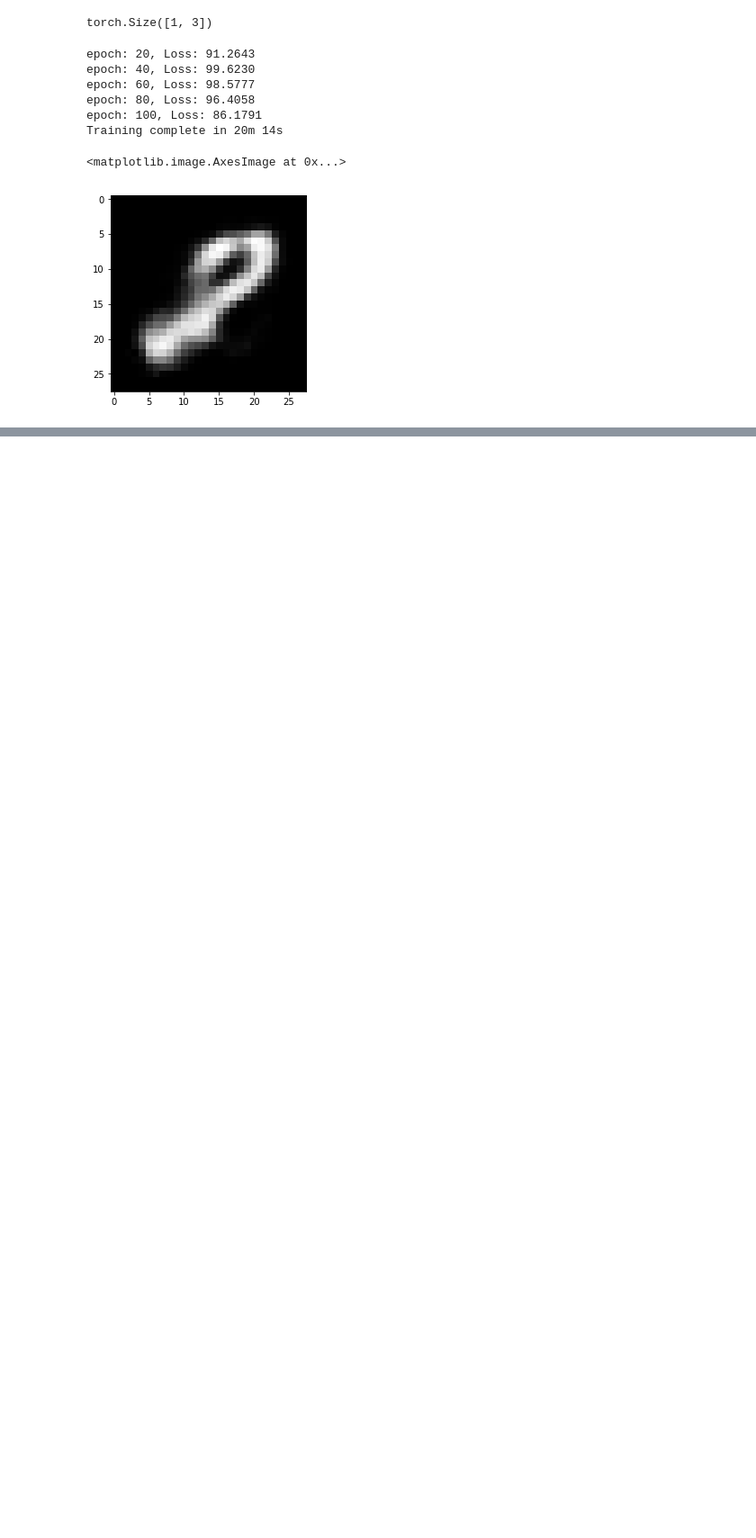
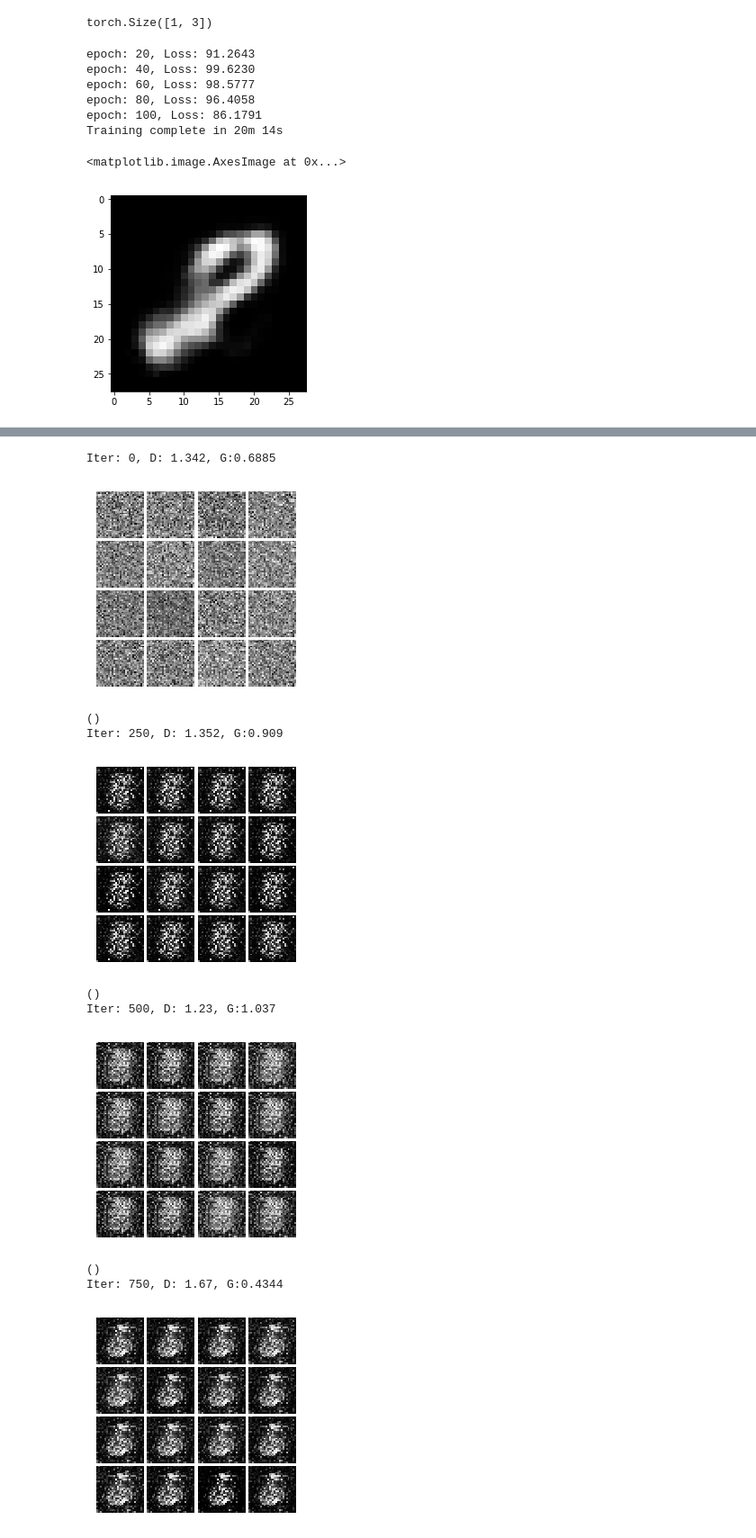
Before and after one commit to vincentgc/Deep-learning, a Jupyter notebook: Basic/GAN.ipynb, the cells around one changed output, grey strips where cells are left out. Shown at 90% size. Saved outputs shown, nothing was run; the diff lists cells and outputs as text; code cells hidden in the pictures; blank space fills up the shorter version.

```diff
--- a/Basic/GAN.ipynb
+++ b/Basic/GAN.ipynb
@@ -265,0 +407,11 @@ optimizer = torch.optim.Adam(net.parameters(), lr=1e-3)
+# %%
+def generator(noise_dim=NOISE_DIM):
+    net = nn.Sequential(
+        nn.Linear(noise_dim, 1024),
+        nn.ReLU(True),
+        nn.Linear(1024, 1024),
+        nn.ReLU(True),
+        nn.Linear(1024, 784),
+        nn.Tanh()
+    )
+    return net
@@ -265,0 +433,18 @@ optimizer = torch.optim.Adam(net.parameters(), lr=1e-3)
+# %%
+bce_loss = nn.BCEWithLogitsLoss()
+
+def discriminator_loss(logits_real, logits_fake): # 判别器的 loss
+    size = logits_real.shape[0]
+    true_labels = Variable(torch.ones(size, 1)).float().cuda()
+    false_labels = Variable(torch.zeros(size, 1)).float().cuda()
+    loss = bce_loss(logits_real, true_labels) + bce_loss(logits_fake, false_labels)
+    return loss
+def generator_loss(logits_fake): # 生成器的 loss
+    size = logits_fake.shape[0]
+    true_labels = Variable(torch.ones(size, 1)).float().cuda()
+    loss = bce_loss(logits_fake, true_labels)
+    return loss
+# 使用 adam 来进行训练，学习率是 3e-4, beta1 是 0.5, beta2 是 0.999
+def get_optimizer(net):
+    optimizer = torch.optim.Adam(net.parameters(), lr=3e-4, betas=(0.5, 0.999))
+    return optimizer
@@ -265,0 +489,20 @@ optimizer = torch.optim.Adam(net.parameters(), lr=1e-3)
+# %%
+D = discriminator().cuda()
+G = generator().cuda()
+
+D_optim = get_optimizer(D)
+G_optim = get_optimizer(G)
+
+train_a_gan(D, G, D_optim, G_optim, discriminator_loss, generator_loss)
+# %% [output]
+Iter: 0, D: 1.342, G:0.6885
+[figure, added]
+()
+Iter: 250, D: 1.352, G:0.909
+[figure, added]
+()
+Iter: 500, D: 1.23, G:1.037
+[figure, added]
+()
+Iter: 750, D: 1.67, G:0.4344
+[figure, added]
```
Also changed, not shown: parts of 21 cells of this notebook, 1 other file.
